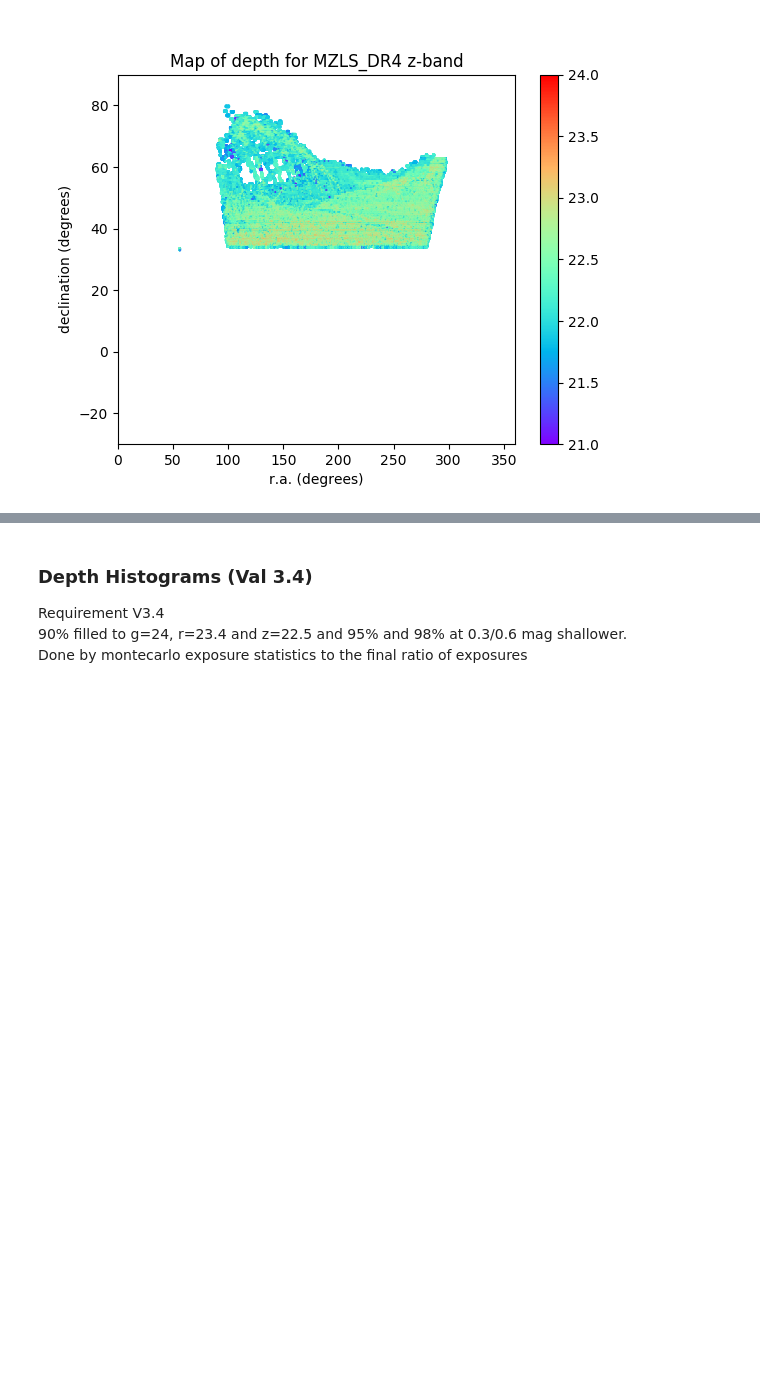
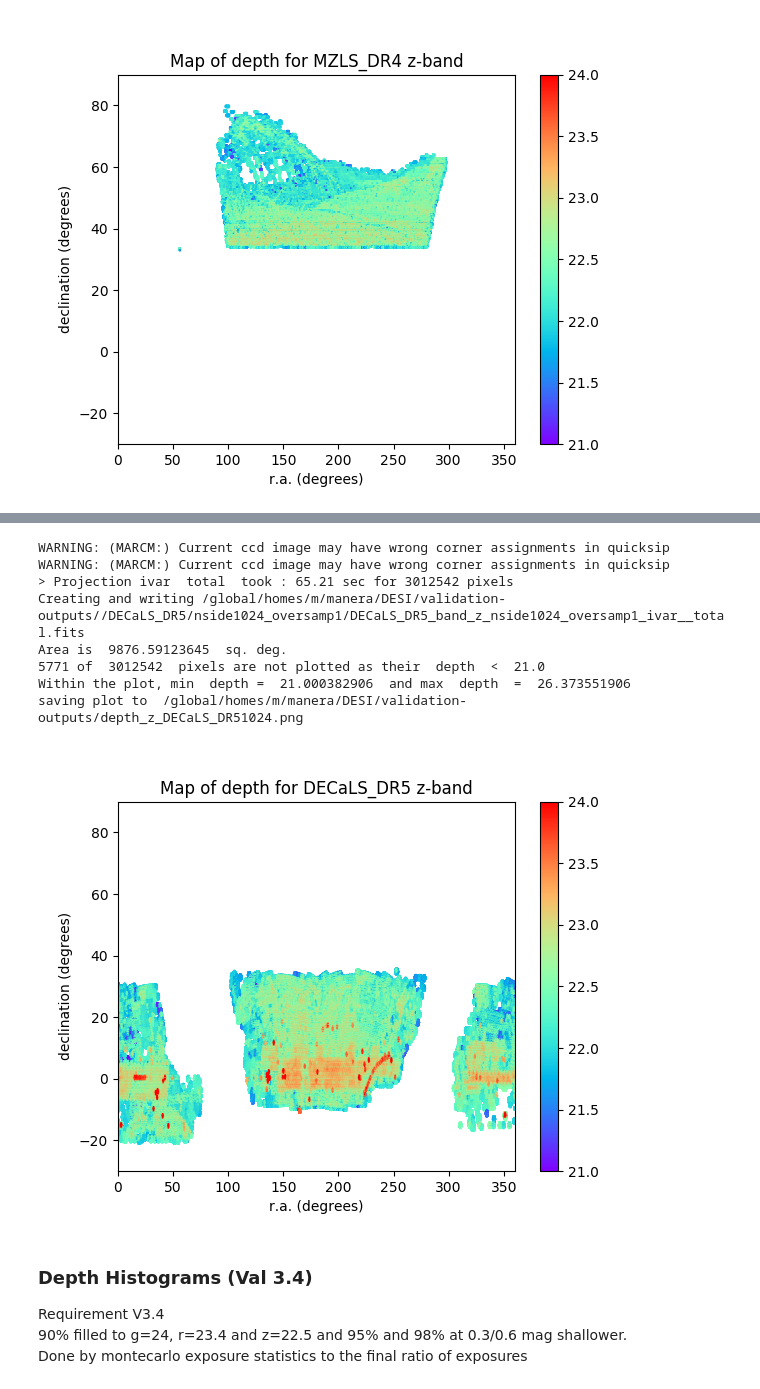
Before and after one commit to legacysurvey/legacypipe, a Jupyter notebook: validationtests/desi_image_validation_users.ipynb, the cells around one changed output, grey strips where cells are left out. Cells and saved outputs as stored; diff of their text form; code cells hidden in the pictures; blank space fills up the shorter version.

```diff
--- a/validationtests/desi_image_validation_users.ipynb
+++ b/validationtests/desi_image_validation_users.ipynb
@@ -115,3 +144,19 @@ saving plot to  /global/homes/m/manera/DESI/validation-outputs/depth_z_MZLS_DR41
+# %%
+verbose=False
+sample=mysample('DECaLS','DR5','z',localdir,verbose)
+fname=val3p4c_depthfromIvar(sample)
+fig = Image(filename=(fname))
+fig
+# %% [output]
+WARNING: (MARCM:) Current ccd image may have wrong corner assignments in quicksip
+WARNING: (MARCM:) Current ccd image may have wrong corner assignments in quicksip
+> Projection ivar  total  took : 65.21 sec for 3012542 pixels
+Creating and writing /global/homes/m/manera/DESI/validation-outputs//DECaLS_DR5/nside1024_oversamp1/DECaLS_DR5_band_z_nside1024_oversamp1_ivar__total.fits
+Area is  9876.59123645  sq. deg.
+5771 of  3012542  pixels are not plotted as their  depth  <  21.0
+Within the plot, min  depth =  21.000382906  and max  depth  =  26.373551906
+saving plot to  /global/homes/m/manera/DESI/validation-outputs/depth_z_DECaLS_DR51024.png
+[figure, added]
 # %% [markdown]
 ### Depth Histograms (Val 3.4)
 
```
Also changed, not shown: parts of 6 cells of this notebook, 1 other file.
